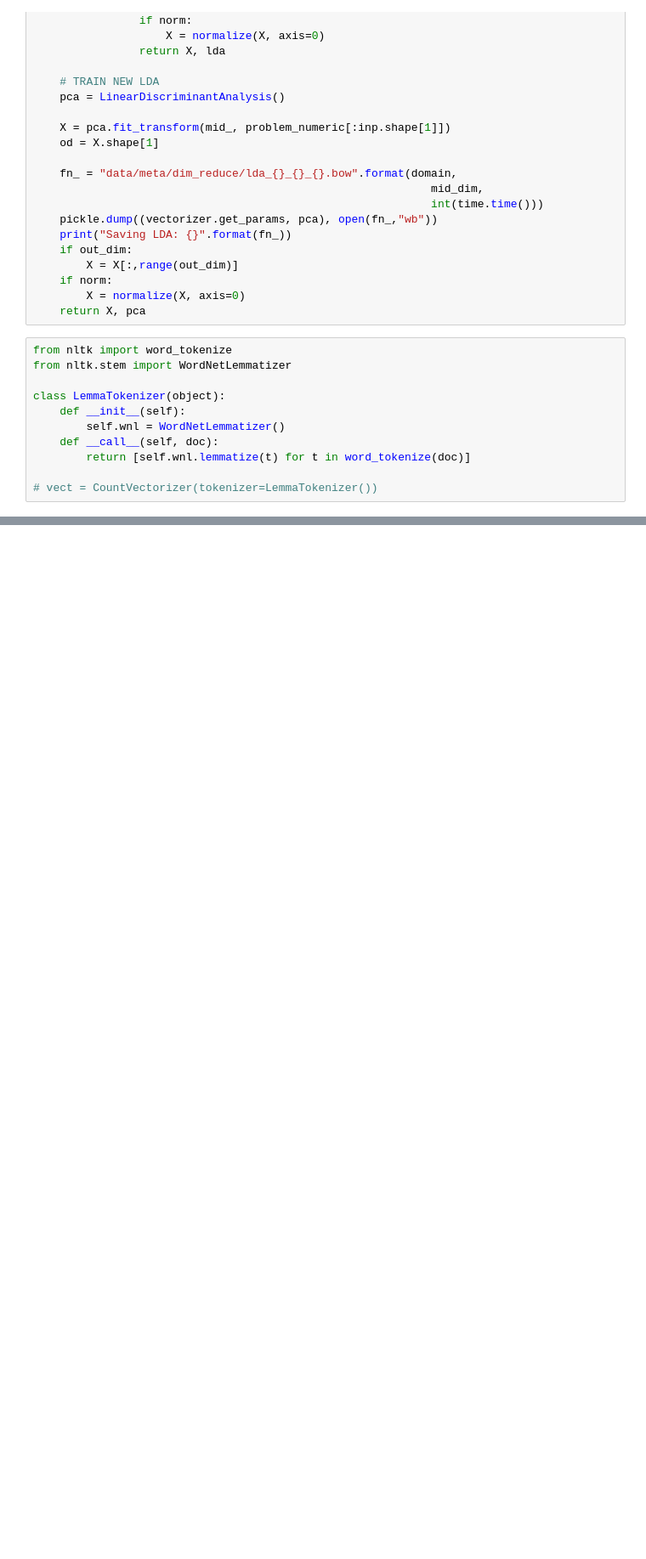
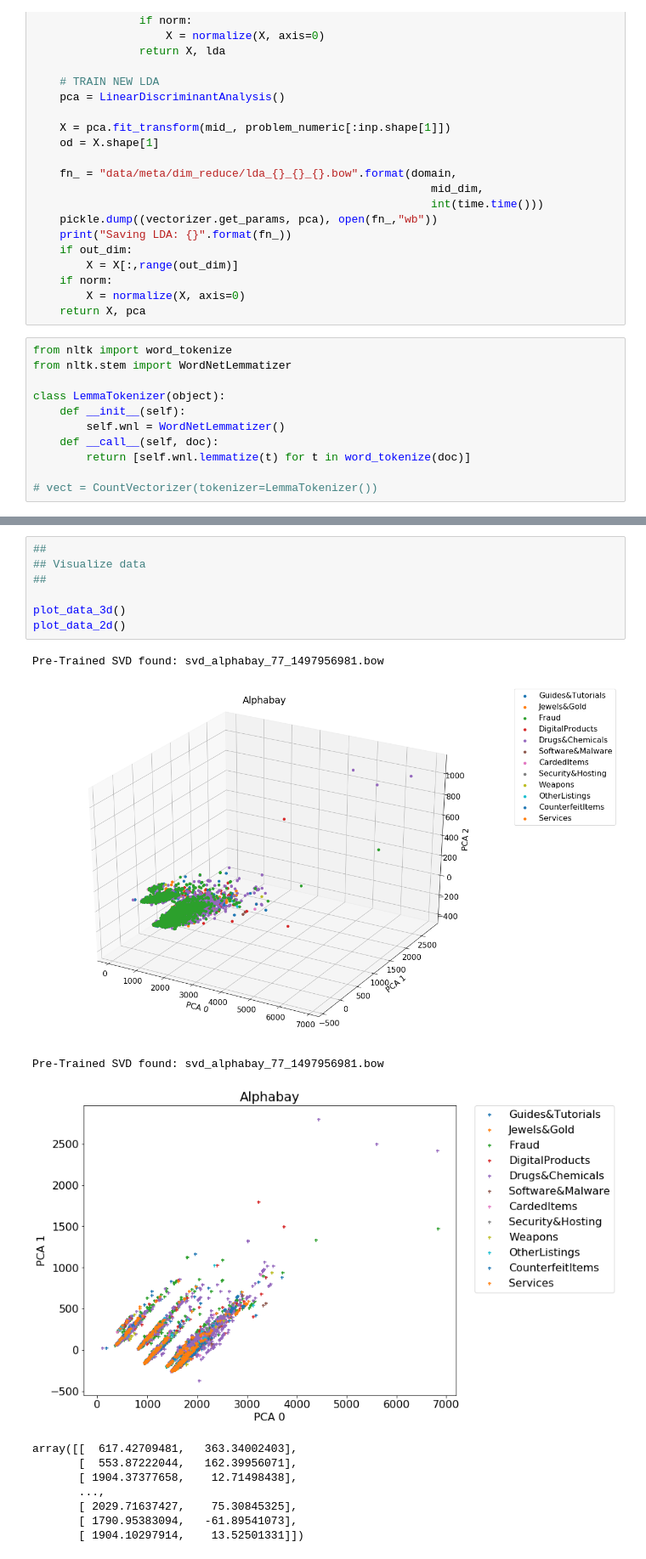
Before and after one commit to hampusadamsson/darknet_market_analyzis, a Jupyter notebook: dataset_ml.ipynb, the cells around one changed output, grey strips where cells are left out. Shown at 85% size. Drawn from its saved outputs; the diff is of its cells as text; blank space fills up the shorter version.

```diff
--- a/dataset_ml.ipynb
+++ b/dataset_ml.ipynb
@@ -623,0 +722,19 @@ Features: 250000
+# %%
+##
+## Visualize data
+##
+
+plot_data_3d()
+plot_data_2d()
+# %% [output]
+Pre-Trained SVD found: svd_alphabay_77_1497956981.bow
+[figure, added]
+Pre-Trained SVD found: svd_alphabay_77_1497956981.bow
+[figure, added]
+array([[  617.42709481,   363.34002403],
+       [  553.87222044,   162.39956071],
+       [ 1904.37377658,    12.71498438],
+       ...,
+       [ 2029.71637427,    75.30845325],
+       [ 1790.95383094,   -61.89541073],
+       [ 1904.10297914,    13.52501331]])
```
Also changed, not shown: parts of 31 cells of this notebook.
